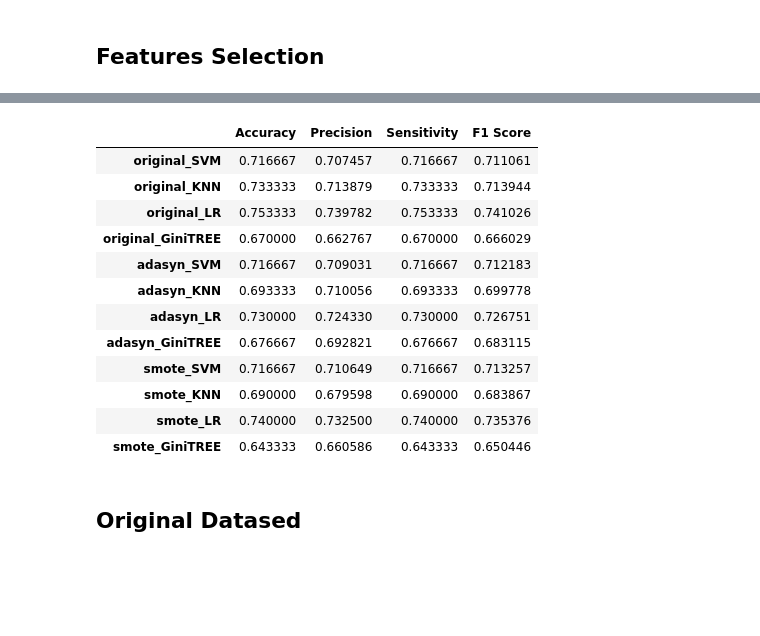
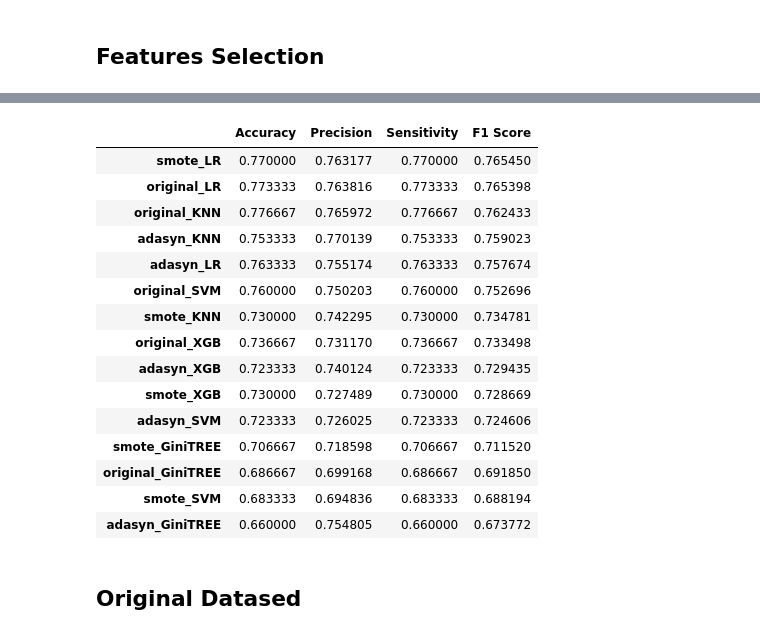
Before and after one commit to luciainnocenti/Credit-Data-classification, a Jupyter notebook: MML_Tesina.ipynb, the cells around one changed output, grey strips where cells are left out. Saved outputs shown, nothing was run; the diff lists cells and outputs as text; code cells hidden in the pictures; blank space fills up the shorter version.

```diff
--- a/MML_Tesina.ipynb
+++ b/MML_Tesina.ipynb
@@ -805,19 +844,22 @@ kBestList = [30,40,50]
 
 FSsteps = {
     'SVM' : [('kbest', kbest), ('scaler', StandardScaler()), ('SVM', svm.SVC(kernel = "rbf", random_state = SEED))],
-    'KNN' : [('kbest', kbest), ('scaler', StandardScaler()), ('KNN', KNeighborsClassifier()) ],
-    'LR' : [('kbest', kbest), ('scaler', StandardScaler()), ('LR', LogisticRegression(max_iter = 10000, random_state = SEED, solver = 'lbfgs') ) ],
-    'GiniTREE' : [('kbest', kbest), ('scaler', StandardScaler()), ('GiniTREE', DecisionTreeClassifier(criterion = 'gini', random_state = SEED) ) ]
+    'KNN' : [('kbest', kbest), ('scaler', StandardScaler()), ('KNN', KNeighborsClassifier())],
+    'LR' : [('kbest', kbest), ('scaler', StandardScaler()), ('LR', LogisticRegression(max_iter = 10000, random_state = SEED, solver = 'lbfgs'))],
+    'GiniTREE' : [('kbest', kbest), ('scaler', StandardScaler()), ('GiniTREE', DecisionTreeClassifier(criterion = 'gini', random_state = SEED))],
+    'XGB' : [('kbest', kbest), ('scaler', StandardScaler()), ('XGB', xgb.XGBClassifier(objective='binary:logistic', eval_metric='logloss', random_state = SEED))]
+
 }
 
 FSparams = {
     'SVM' : {'SVM__C' : np.logspace(0, 4, 5), 'kbest__k': kBestList },
     'KNN' : {'KNN__n_neighbors' : [5, 7, 9, 11], 'kbest__k': kBestList},
     'LR' : {'LR__solver' : ['newton-cg', 'lbfgs', 'liblinear'], 'kbest__k': kBestList},
-    'GiniTREE' : {'GiniTREE__max_depth': np.arange(5, 20), 'kbest__k': kBestList }
+    'GiniTREE' : {'GiniTREE__max_depth': np.arange(5, 20), 'kbest__k': kBestList },
+    'XGB' : {'XGB__max_depth': np.arange(3, 7), 'XGB__n_estimators': 10**np.array([1,2,3]), 'kbest__k': kBestList }
 }
 # %%
-algs = ['SVM', 'KNN', 'LR', 'GiniTREE']
+algs = ['SVM', 'KNN', 'LR', 'GiniTREE', 'XGB']
 # %%
 for el in algs:
   steps = FSsteps[el]
@@ -905,19 +956,22 @@ Weighted precision =  {'precision': 0.6605860805860806, 'recall': 0.643333333333
-# %%
-binary_metricsFS
-# %% [output]
-|  | Accuracy | Precision | Sensitivity | F1 Score |
-| original_SVM | 0.716667 | 0.707457 | 0.716667 | 0.711061 |
-| original_KNN | 0.733333 | 0.713879 | 0.733333 | 0.713944 |
-| original_LR | 0.753333 | 0.739782 | 0.753333 | 0.741026 |
-| original_GiniTREE | 0.670000 | 0.662767 | 0.670000 | 0.666029 |
-| adasyn_SVM | 0.716667 | 0.709031 | 0.716667 | 0.712183 |
-| adasyn_KNN | 0.693333 | 0.710056 | 0.693333 | 0.699778 |
-| adasyn_LR | 0.730000 | 0.724330 | 0.730000 | 0.726751 |
-| adasyn_GiniTREE | 0.676667 | 0.692821 | 0.676667 | 0.683115 |
-| smote_SVM | 0.716667 | 0.710649 | 0.716667 | 0.713257 |
-| smote_KNN | 0.690000 | 0.679598 | 0.690000 | 0.683867 |
-| smote_LR | 0.740000 | 0.732500 | 0.740000 | 0.735376 |
-| smote_GiniTREE | 0.643333 | 0.660586 | 0.643333 | 0.650446 |
+# %%
+binary_metricsFS.sort_values(by='F1 Score', ascending=False)
+# %% [output]
+|  | Accuracy | Precision | Sensitivity | F1 Score |
+| smote_LR | 0.770000 | 0.763177 | 0.770000 | 0.765450 |
+| original_LR | 0.773333 | 0.763816 | 0.773333 | 0.765398 |
+| original_KNN | 0.776667 | 0.765972 | 0.776667 | 0.762433 |
+| adasyn_KNN | 0.753333 | 0.770139 | 0.753333 | 0.759023 |
+| adasyn_LR | 0.763333 | 0.755174 | 0.763333 | 0.757674 |
+| original_SVM | 0.760000 | 0.750203 | 0.760000 | 0.752696 |
+| smote_KNN | 0.730000 | 0.742295 | 0.730000 | 0.734781 |
+| original_XGB | 0.736667 | 0.731170 | 0.736667 | 0.733498 |
+| adasyn_XGB | 0.723333 | 0.740124 | 0.723333 | 0.729435 |
+| smote_XGB | 0.730000 | 0.727489 | 0.730000 | 0.728669 |
+| adasyn_SVM | 0.723333 | 0.726025 | 0.723333 | 0.724606 |
+| smote_GiniTREE | 0.706667 | 0.718598 | 0.706667 | 0.711520 |
+| original_GiniTREE | 0.686667 | 0.699168 | 0.686667 | 0.691850 |
+| smote_SVM | 0.683333 | 0.694836 | 0.683333 | 0.688194 |
+| adasyn_GiniTREE | 0.660000 | 0.754805 | 0.660000 | 0.673772 |
 # %% [markdown]
 ## Original Datased
 # %%
```
Also changed, not shown: parts of 30 cells of this notebook.
